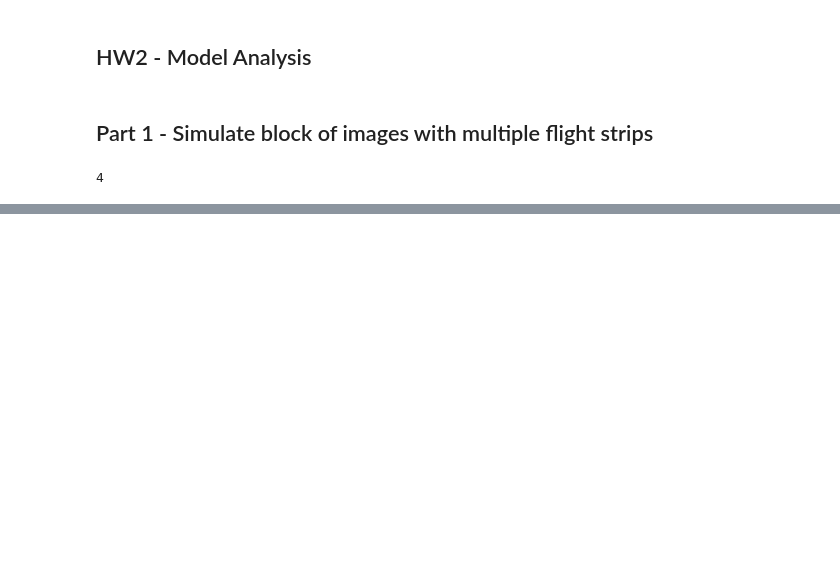
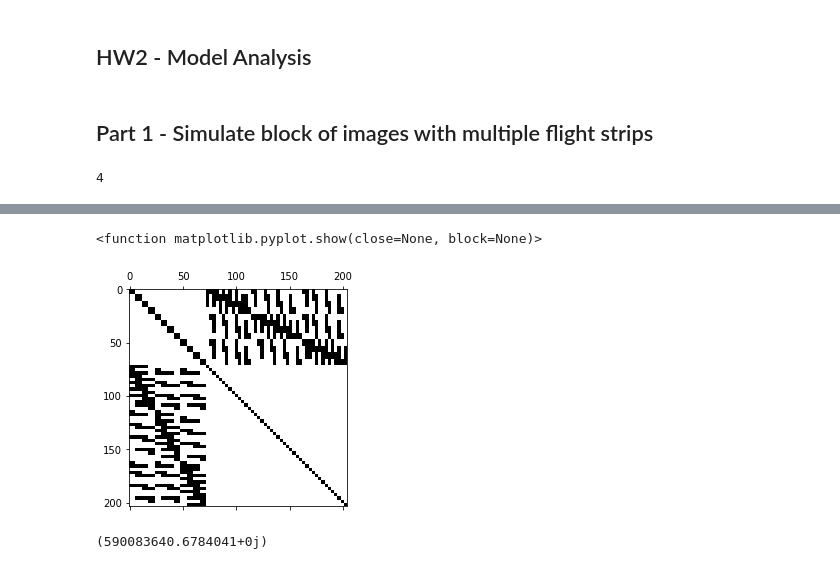
Before and after one commit to orenltr/Photogrammetry, a Jupyter notebook: Numerical_Aspects_in_Photogrammetry/Main_hw2.ipynb, the cells around one changed output, grey strips where cells are left out. Cells and saved outputs as stored; diff of their text form; code cells hidden in the pictures; blank space fills up the shorter version.

```diff
--- a/Numerical_Aspects_in_Photogrammetry/Main_hw2.ipynb
+++ b/Numerical_Aspects_in_Photogrammetry/Main_hw2.ipynb
@@ -61,0 +64,25 @@ plt.show()
+# %%
+np.random.seed(0)
+a = SimulateBlock(50, (36, 24), overlap=0.6 , num_images=4, num_strips=3,  tie_pattern='4 corners', control_pattern='random block',num_control_points=5, rotaions_sigma=10, altitude=100)
+block = a.simulate_block()
+# %%
+lb = block.create_lb_vector()
+X = block.compute_variables_vector()
+l0 = block.compute_observation_vector()
+L = lb - l0
+A = block.ComputeDesignMatrix()
+N = np.dot(A.T, A)
+plt.spy(N)
+plt.show
+# %% [output]
+<function matplotlib.pyplot.show(close=None, block=None)>
+[figure, added]
+# %%
+# compute the eigenvalues of N
+eigvals = la.eigvals(N)
+# print(eigvals)
+# compute the condition number of N
+cond = np.max(eigvals)/np.min(eigvals)
+cond
+# %% [output]
+(590083640.6784041+0j)
```
Also changed, not shown: parts of 4 cells of this notebook, 2 other files.
